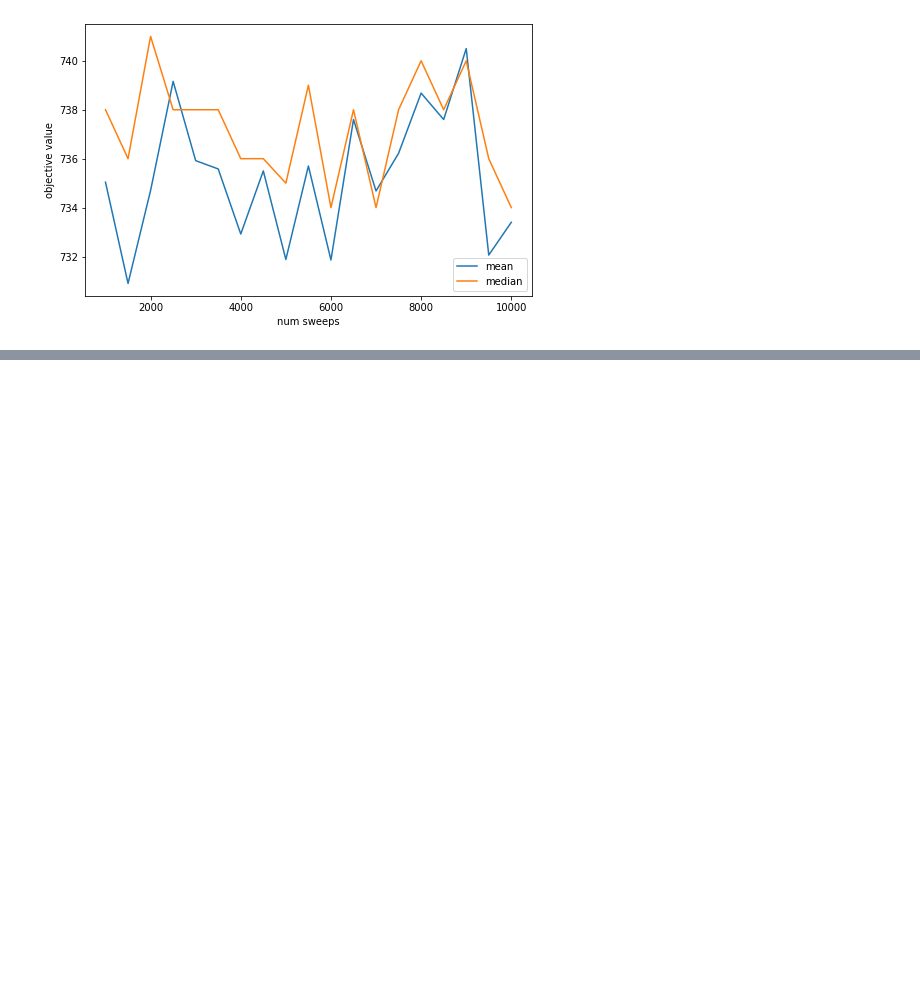
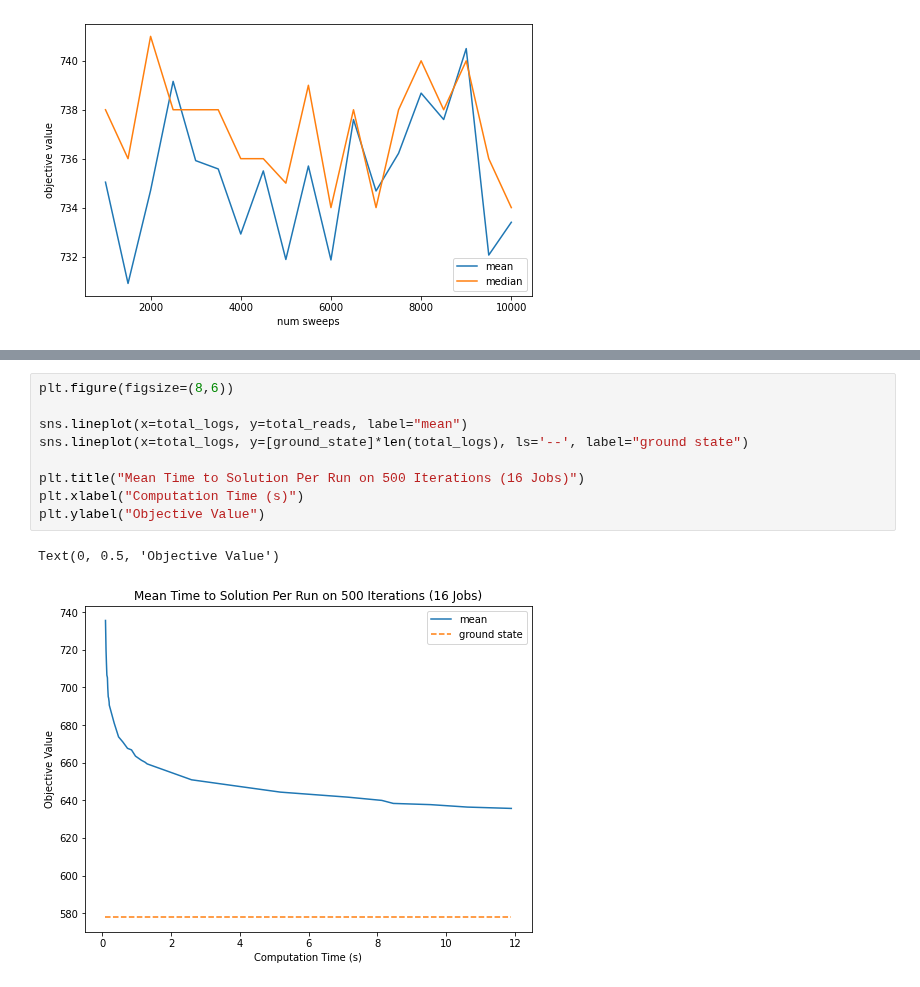
Before and after one commit to ayjchen/qap-qubo, a Jupyter notebook: plot.ipynb, the cells around one changed output, grey strips where cells are left out. Saved outputs shown, nothing was run; the diff lists cells and outputs as text; blank space fills up the shorter version.

```diff
--- a/plot.ipynb
+++ b/plot.ipynb
@@ -69,0 +109,12 @@ Text(0, 0.5, 'objective value')
+# %%
+plt.figure(figsize=(8,6))
+
+sns.lineplot(x=total_logs, y=total_reads, label="mean")
+sns.lineplot(x=total_logs, y=[ground_state]*len(total_logs), ls='--', label="ground state")
+
+plt.title("Mean Time to Solution Per Run on 500 Iterations (16 Jobs)")
+plt.xlabel("Computation Time (s)")
+plt.ylabel("Objective Value")
+# %% [output]
+Text(0, 0.5, 'Objective Value')
+[figure, added]
```
Also changed, not shown: parts of 9 cells of this notebook.
